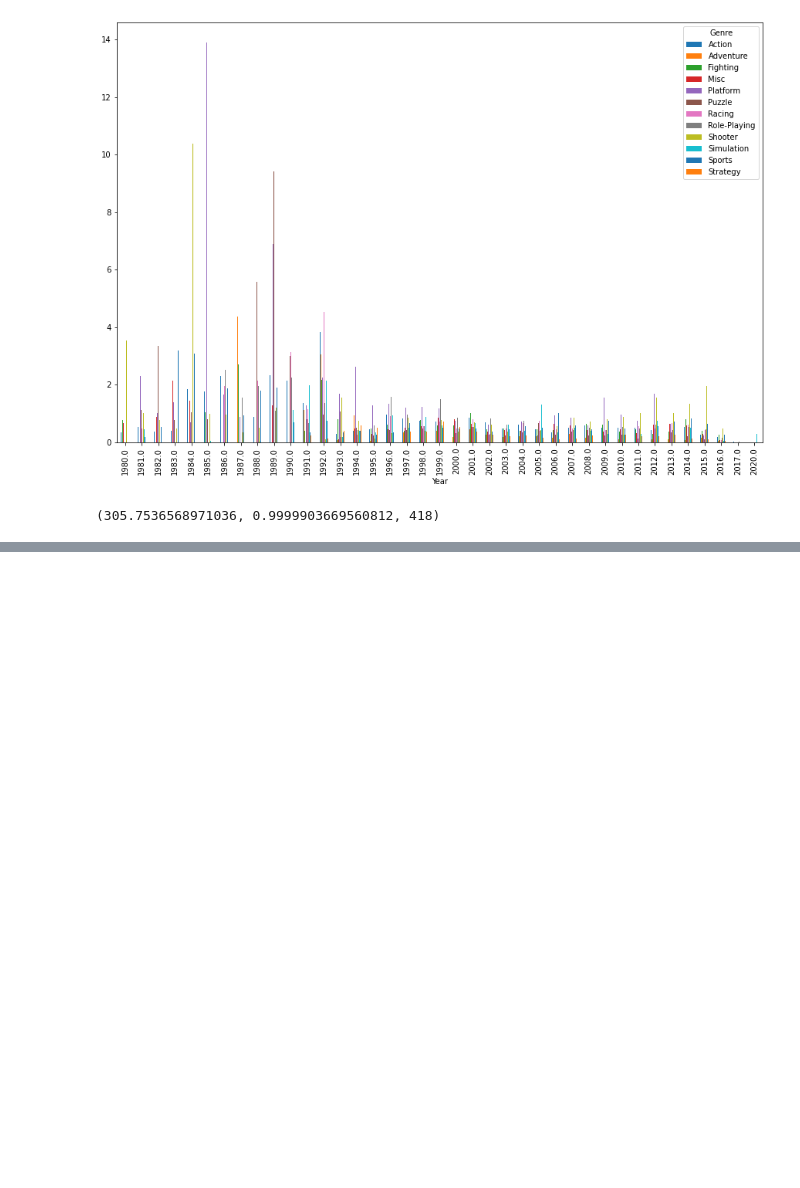
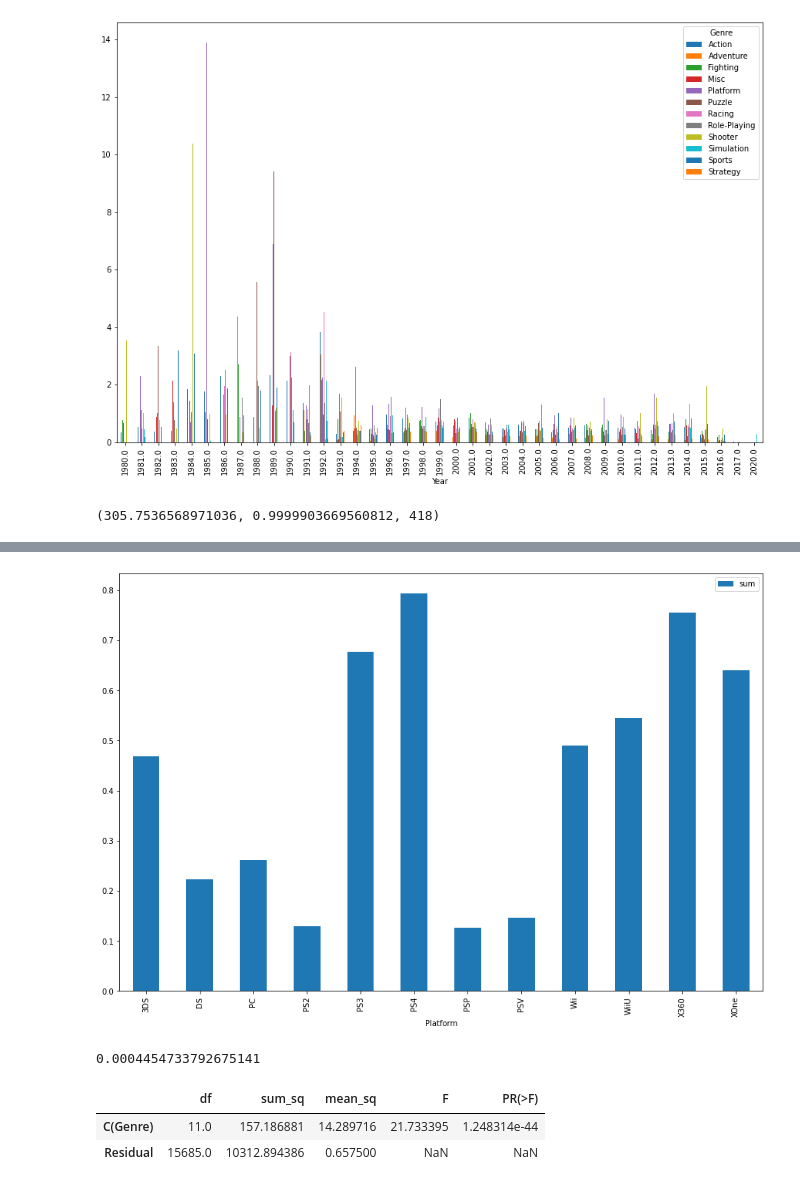
Before and after one commit to nojihun/save, a Jupyter notebook: AI_05_노지훈_section1.ipynb, the cells around one changed output, grey strips where cells are left out. Drawn from its saved outputs; the diff is of its cells as text; code cells hidden in the pictures; blank space fills up the shorter version.

```diff
--- a/AI_05_노지훈_section1.ipynb
+++ b/AI_05_노지훈_section1.ipynb
@@ -109,6 +127,8 @@ df
 | 15695 | Toukiden: The Age of Demons | PSV | 2013.0 | Action | Tecmo Koei | 0.05 | 0.05 | 0.25 | 0.03 |
 | 15696 | The King of Fighters '95 | PS | 1996.0 | Fighting | Sony Computer Entertainment | 0.00 | 0.00 | 0.16 | 0.01 |
 15697 rows × 9 columns
+# %%
+df_n = df[df['Year']>=2010]
 # %%
 # 장르와 지역
 
@@ -191,0 +272,3 @@ chi, p, n
+# %%
+df_3 = pd.DataFrame(df_n.groupby(['Platform'])[['NA_Sales','EU_Sales', 'JP_Sales', 'Other_Sales']].mean()) #최근 10년치 데이터들만
+df_3
@@ -191,0 +290,14 @@ chi, p, n
+# %%
+header = list(df_3.columns.values)
+df_3["sum"] = df_3[['NA_Sales','EU_Sales', 'JP_Sales', 'Other_Sales']].sum(axis = 1)
+df_3= df_3.reset_index()
+
+df_3.plot(x= 'Platform', y='sum', kind="bar",figsize=(15,10))
+plt.show()
+# %% [output]
+[figure, added]
+# %%
+F_statistic, pVal = stats.f_oneway( df_3['NA_Sales'],df_3['EU_Sales'], df_3['JP_Sales'],df_3['Other_Sales'])
+pVal
+# %% [output]
+0.0004454733792675141
@@ -191,0 +307,7 @@ chi, p, n
+# %%
+model = ols('NA_Sales ~ C(Genre)', df).fit()
+anova_lm(model)
+# %% [output]
+|  | df | sum_sq | mean_sq | F | PR(>F) |
+| C(Genre) | 11.0 | 157.186881 | 14.289716 | 21.733395 | 1.248314e-44 |
+| Residual | 15685.0 | 10312.894386 | 0.657500 | NaN | NaN |
```
Also changed, not shown: parts of 14 cells of this notebook.
